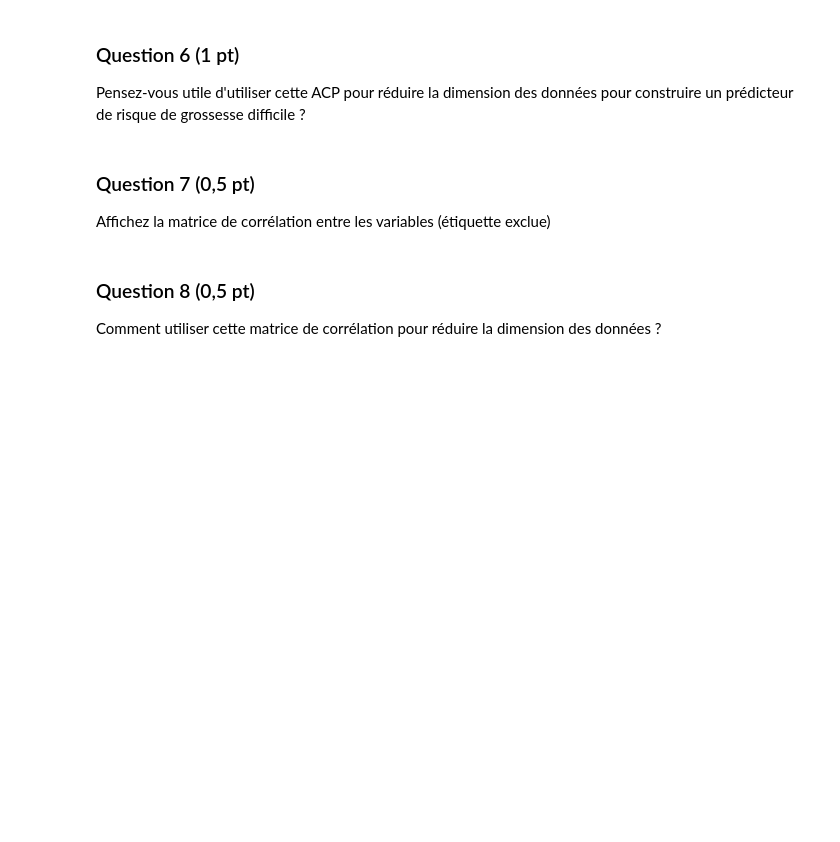
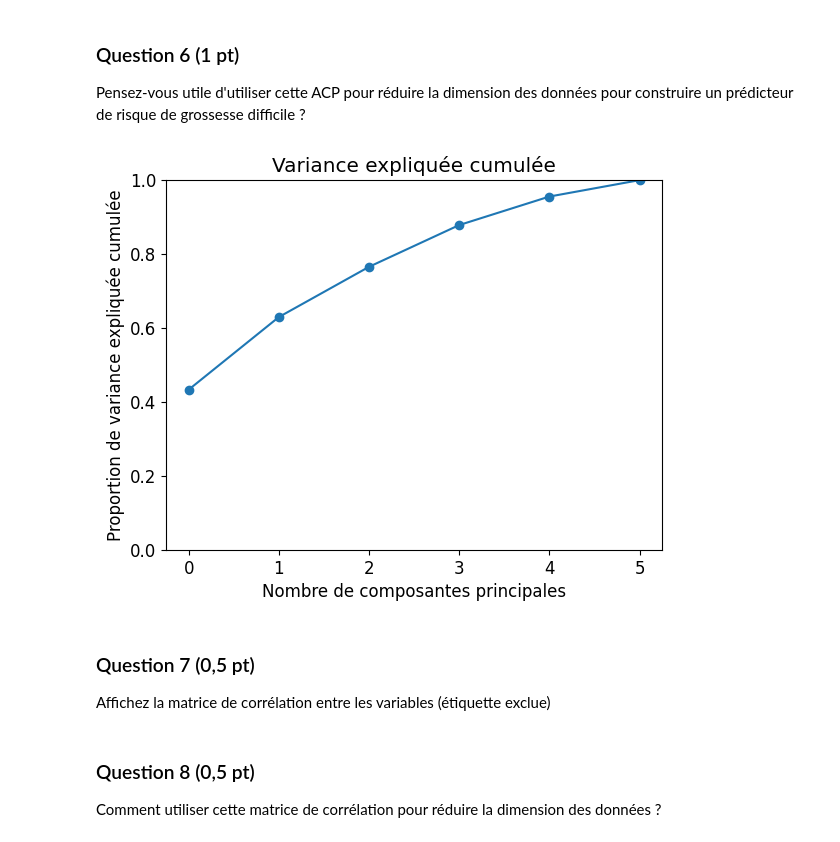
Before and after one commit to ArthurCLi/sdd, a Jupyter notebook: Projet.ipynb, the cells around one changed output. Saved outputs shown, nothing was run; the diff lists cells and outputs as text; code cells hidden in the pictures; blank space fills up the shorter version.

```diff
--- a/Projet.ipynb
+++ b/Projet.ipynb
@@ -142,6 +142,16 @@ plt.show()
 # %% [markdown]
 ### Question 6 (1 pt)
 Pensez-vous utile d'utiliser cette ACP pour réduire la dimension des données pour construire un prédicteur de risque de grossesse difficile ?
+# %%
+variance_expliquee = decomposition.PCA().fit(X_scaled).explained_variance_ratio_
+plt.plot(range(6), np.cumsum(variance_expliquee), marker='o')
+plt.title("Variance expliquée cumulée")
+plt.xlabel("Nombre de composantes principales")
+plt.ylabel("Proportion de variance expliquée cumulée")
+plt.ylim(0, 1)
+plt.show()
+# %% [output]
+[figure, added]
 # %% [markdown]
 ### Question 7 (0,5 pt)
 Affichez la matrice de corrélation entre les variables (étiquette exclue)
```
Also changed, not shown: parts of 1 cell of this notebook.
